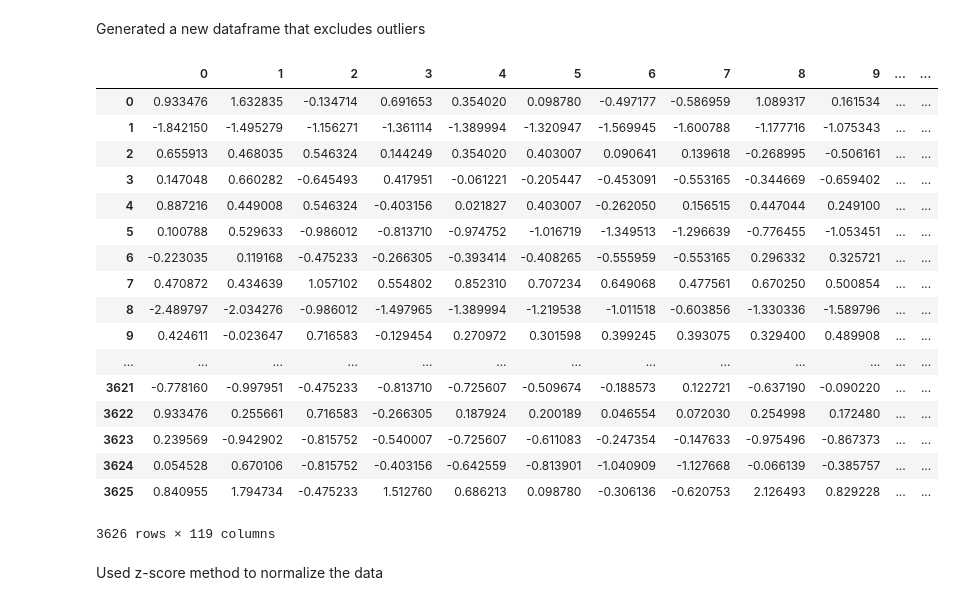
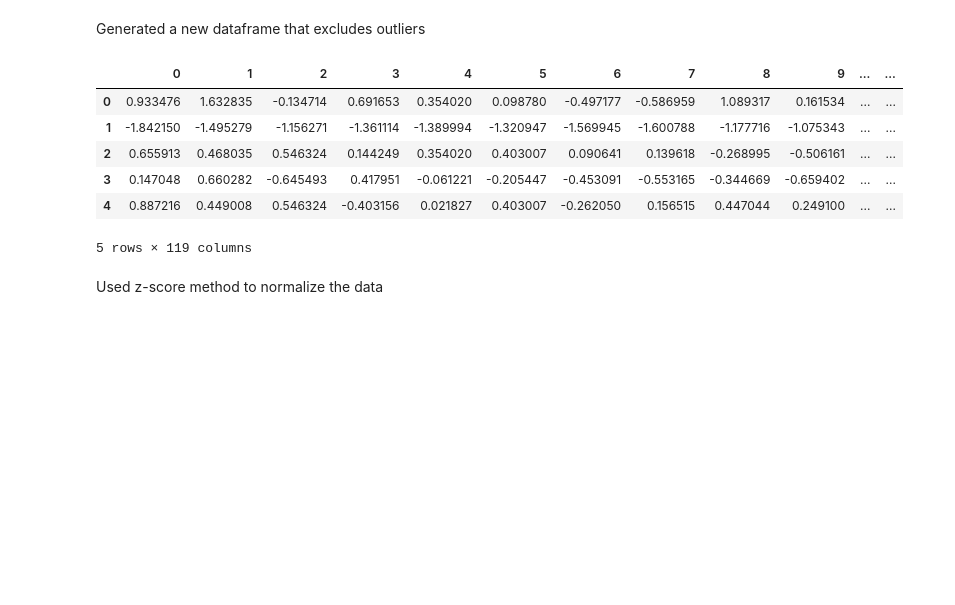
Before and after one commit to QMIND-Team/Nhl-Player-Point-Predictions, a Jupyter notebook: main.ipynb, the cells around one changed output. Cells and saved outputs as stored; diff of their text form; code cells hidden in the pictures; blank space fills up the shorter version.

```diff
--- a/main.ipynb
+++ b/main.ipynb
@@ -73,7 +62,9 @@ The function pd.isnull was used to identify any null values in the data. In this
 # %%
 num_col = datacleaning.get_col_with_no_nan(O7to10_data, 'num')
 O7to10_num_data = O7to10_data[num_col]
-O7to10_num_data
+O7to10_num_data = O7to10_num_data.T.reset_index(drop=True).T
+#O7to10_num_data = O7to10_num_data.rename(columns={118:'Target'})
+O7to10_num_data.head()
 # %% [output]
 |  | 0 | 1 | 2 | 3 | 4 | 5 | 6 | 7 | 8 | 9 | ... | ... |
 | 0 | 81.0 | 1400.56 | 6.0 | 16.0 | 22.0 | 14.0 | 0.94 | 0.60 | 38.10 | 1.63 | ... | ... |
@@ -122,26 +93,17 @@ O7to10_outlier_data
 Generated a new dataframe that excludes outliers
 # %%
 O7to10_zscore_data = datacleaning.normalize(O7to10_num_data, 'zscore')
-O7to10_zscore_data
+O7to10_zscore_data = O7to10_zscore_data.T.reset_index(drop=True).T
+O7to10_zscore_data = O7to10_zscore_data.rename(columns={118:'Target'})
+O7to10_zscore_data.head()
 # %% [output]
 |  | 0 | 1 | 2 | 3 | 4 | 5 | 6 | 7 | 8 | 9 | ... | ... |
 | 0 | 0.933476 | 1.632835 | -0.134714 | 0.691653 | 0.354020 | 0.098780 | -0.497177 | -0.586959 | 1.089317 | 0.161534 | ... | ... |
 | 1 | -1.842150 | -1.495279 | -1.156271 | -1.361114 | -1.389994 | -1.320947 | -1.569945 | -1.600788 | -1.177716 | -1.075343 | ... | ... |
 | 2 | 0.655913 | 0.468035 | 0.546324 | 0.144249 | 0.354020 | 0.403007 | 0.090641 | 0.139618 | -0.268995 | -0.506161 | ... | ... |
 | 3 | 0.147048 | 0.660282 | -0.645493 | 0.417951 | -0.061221 | -0.205447 | -0.453091 | -0.553165 | -0.344669 | -0.659402 | ... | ... |
 | 4 | 0.887216 | 0.449008 | 0.546324 | -0.403156 | 0.021827 | 0.403007 | -0.262050 | 0.156515 | 0.447044 | 0.249100 | ... | ... |
-| 5 | 0.100788 | 0.529633 | -0.986012 | -0.813710 | -0.974752 | -1.016719 | -1.349513 | -1.296639 | -0.776455 | -1.053451 | ... | ... |
-| 6 | -0.223035 | 0.119168 | -0.475233 | -0.266305 | -0.393414 | -0.408265 | -0.555959 | -0.553165 | 0.296332 | 0.325721 | ... | ... |
-| 7 | 0.470872 | 0.434639 | 1.057102 | 0.554802 | 0.852310 | 0.707234 | 0.649068 | 0.477561 | 0.670250 | 0.500854 | ... | ... |
-| 8 | -2.489797 | -2.034276 | -0.986012 | -1.497965 | -1.389994 | -1.219538 | -1.011518 | -0.603856 | -1.330336 | -1.589796 | ... | ... |
-| 9 | 0.424611 | -0.023647 | 0.716583 | -0.129454 | 0.270972 | 0.301598 | 0.399245 | 0.393075 | 0.329400 | 0.489908 | ... | ... |
-| ... | ... | ... | ... | ... | ... | ... | ... | ... | ... | ... | ... | ... |
-| 3621 | -0.778160 | -0.997951 | -0.475233 | -0.813710 | -0.725607 | -0.509674 | -0.188573 | 0.122721 | -0.637190 | -0.090220 | ... | ... |
-| 3622 | 0.933476 | 0.255661 | 0.716583 | -0.266305 | 0.187924 | 0.200189 | 0.046554 | 0.072030 | 0.254998 | 0.172480 | ... | ... |
-| 3623 | 0.239569 | -0.942902 | -0.815752 | -0.540007 | -0.725607 | -0.611083 | -0.247354 | -0.147633 | -0.975496 | -0.867373 | ... | ... |
-| 3624 | 0.054528 | 0.670106 | -0.815752 | -0.403156 | -0.642559 | -0.813901 | -1.040909 | -1.127668 | -0.066139 | -0.385757 | ... | ... |
-| 3625 | 0.840955 | 1.794734 | -0.475233 | 1.512760 | 0.686213 | 0.098780 | -0.306136 | -0.620753 | 2.126493 | 0.829228 | ... | ... |
-3626 rows × 119 columns
+5 rows × 119 columns
 # %% [markdown]
 Used z-score method to normalize the data
 # %%
```
Also changed, not shown: parts of 7 cells of this notebook.
